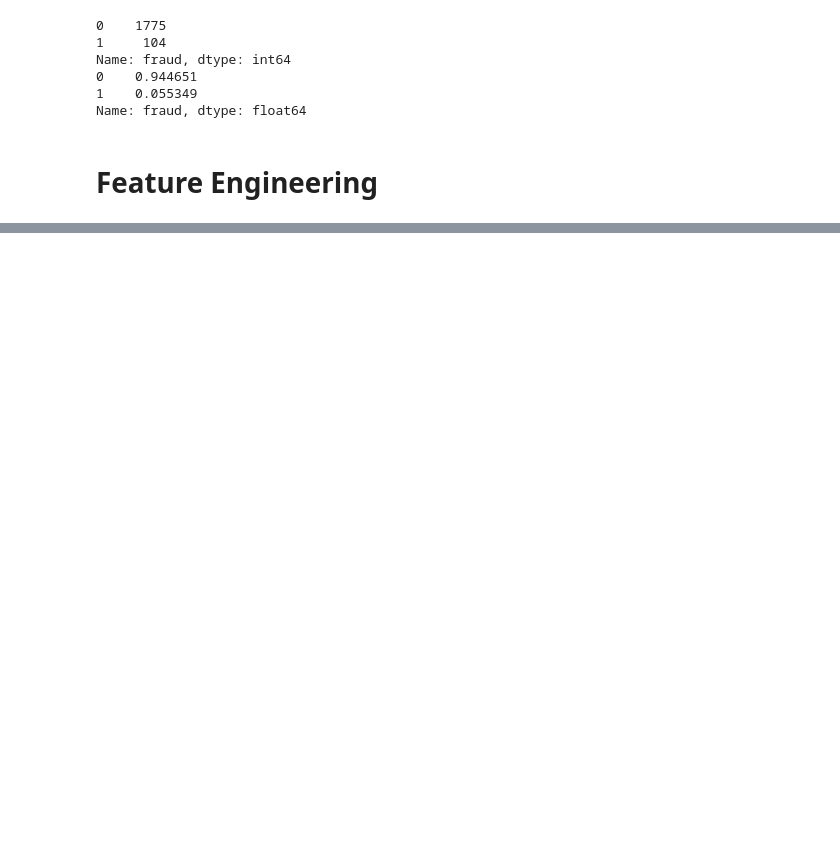
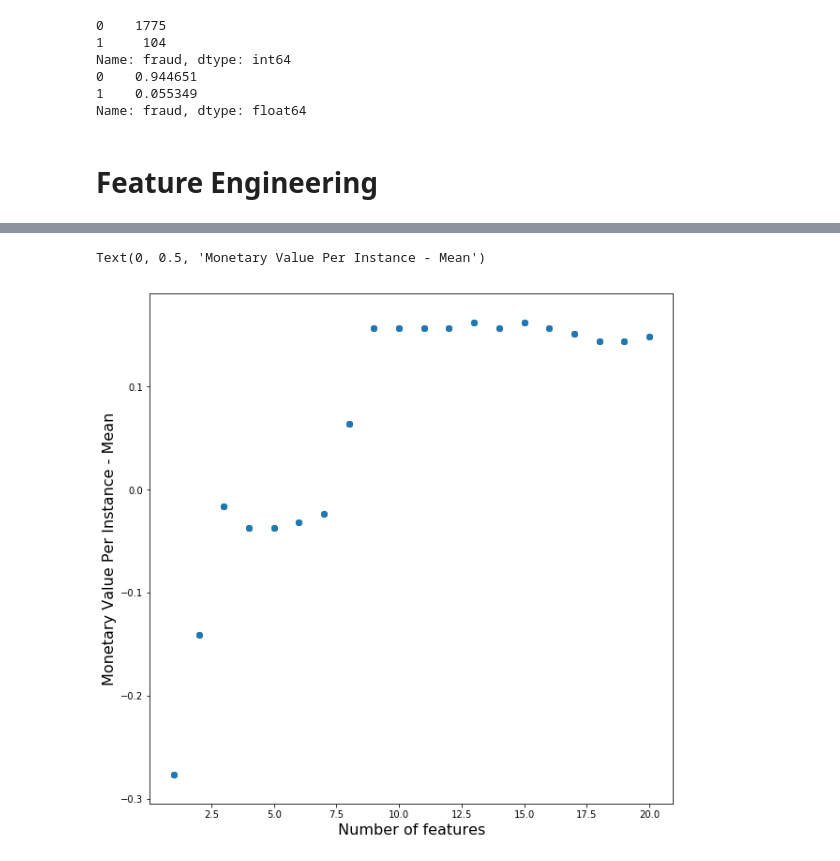
Before and after one commit to anhmt90/data-mining-cup, a Jupyter notebook: models/Model performance comparison - Only Training Set.ipynb, the cells around one changed output, grey strips where cells are left out. Cells and saved outputs as stored; diff of their text form; code cells hidden in the pictures; blank space fills up the shorter version.

Commit message:
Added final performance of models on the training set

```diff
--- a/models/Model performance comparison - Only Training Set.ipynb
+++ b/models/Model performance comparison - Only Training Set.ipynb
@@ -340,16 +325,14 @@ from sklearn.feature_selection import f_classif
 from sklearn.preprocessing import MinMaxScaler
 from sklearn.preprocessing import StandardScaler
 
-pd.DataFrame(feature_scaler.fit_transform(train.values), columns=train.columns, index=train.index)
-
-result_table = pd.DataFrame(columns=["Model", "Data Preparation", "Feature Count", "Features", "Optimal Parameters", "Monetary Value Per Instance - Mean", "Monetary Value Per Instance - Standard Deviation", "Raw Model"])
+result_table = pd.DataFrame(columns=["Model", "Data Preparation", "Feature Count", "Features", "Optimal Parameters", "Monetary Value Per Instance - Mean", "Monetary Value Per Instance - Standard Deviation", "Time needed", "Raw Model"])
 
 
 # three types of data preparation: No preparation, MaxMinScaler, StandardScaler
 for data_preparation_step in range(1,4):
     if (data_preparation_step == 1):
         X_scaled = X
-        data_preparation = "None"
+        data_preparation = "No Scaling"
     elif (data_preparation_step == 2):
         feature_scaler = MinMaxScaler()
         feature_scaler.fit_transform(X.values)
@@ -363,7 +346,9 @@ for data_preparation_step in range(1,4):
 
     for feature_count in range(1,len(list(X))+1):
 
-        for model in model_tuning_factory_temp:   # replace with GridSearch for greater accuracy
+        for model in model_tuning_factory:   # replace with model_tuning_factory_randomized for faster results
+
+            start_time = time.time()
 
             best_features = SelectKBest(f_classif, k=feature_count).fit(X_scaled,Y)
             best_feature_list = X.columns[best_features.get_support()]
@@ -375,12 +360,9 @@ for data_preparation_step in range(1,4):
             score_mean = model.cv_results_['mean_test_score'][model.best_index_]
             score_std = model.cv_results_['std_test_score'][model.best_index_]
 
-            print("Finished " + model.best_estimator_.__class__.__name__ + " with " + data_preparation + " and " + str(feature_count) + " features")
+            end_time = time.time()
 
-    #  print("Finished " + model.__class__.__name__ + " with " + str(feature_count) + " features:" + " after " + str(time.time() - t) + " seconds")
-    #  print("Monetary Value Per Instance - Mean " + str(score_mean))
-    #  print("Monetary Value Per Instance - Standard Deviation " + str(score_std))
-    #  print("")
+            print("Finished " + model.best_estimator_.__class__.__name__ + " with " + data_preparation + " and " + str(feature_count) + " features after " + str(end_time - start_time) + " seconds")
 
             result_table = result_table.append({
              "Model": model_name,
@@ -390,6 +372,7 @@ for data_preparation_step in range(1,4):
              "Optimal Parameters": model.best_params_,
              "Monetary Value Per Instance - Mean":  score_mean,
              "Monetary Value Per Instance - Standard Deviation": score_std,
+             "Time needed": end_time - start_time,
              "Raw Model": model.best_estimator_
               }, ignore_index=True)
 
@@ -399,0 +467,6 @@ Finished LogisticRegression with None and 1 features
+# %%
+result_table = result_table.sort_values(by = "Monetary Value Per Instance - Mean", ascending = False)
+
+result_table.to_excel("Result-Train Set.xlsx")
+
+result_table
@@ -399,0 +531,10 @@ Finished LogisticRegression with None and 1 features
+# %%
+plt.rcParams['figure.figsize'] = (10,10)
+
+plt.scatter(result_table[result_table["Model"] == "LogisticRegression"]["Feature Count"],
+         result_table[result_table["Model"] == "LogisticRegression"]["Monetary Value Per Instance - Mean"])
+plt.xlabel('Number of features', fontsize=16)
+plt.ylabel('Monetary Value Per Instance - Mean', fontsize=16)
+# %% [output]
+Text(0, 0.5, 'Monetary Value Per Instance - Mean')
+[figure, added]
```
Also changed, not shown: parts of 9 cells of this notebook.
